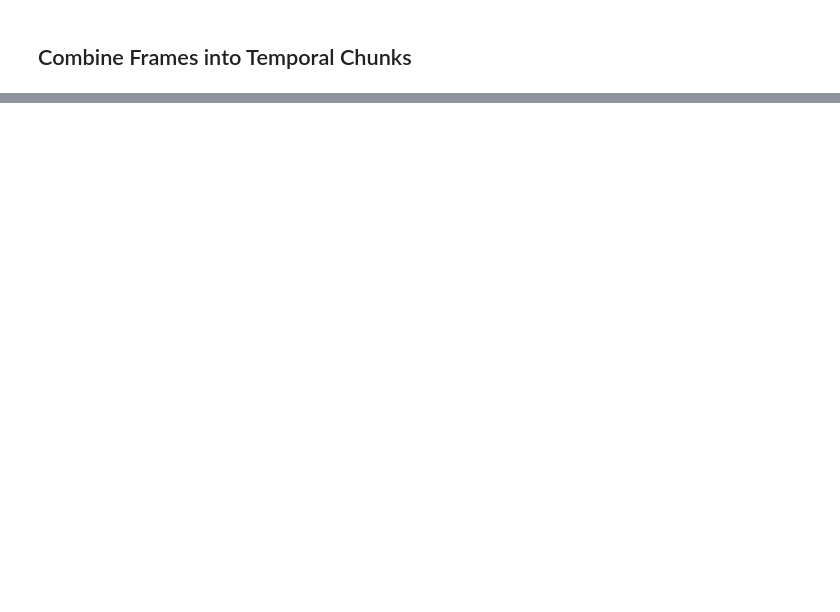
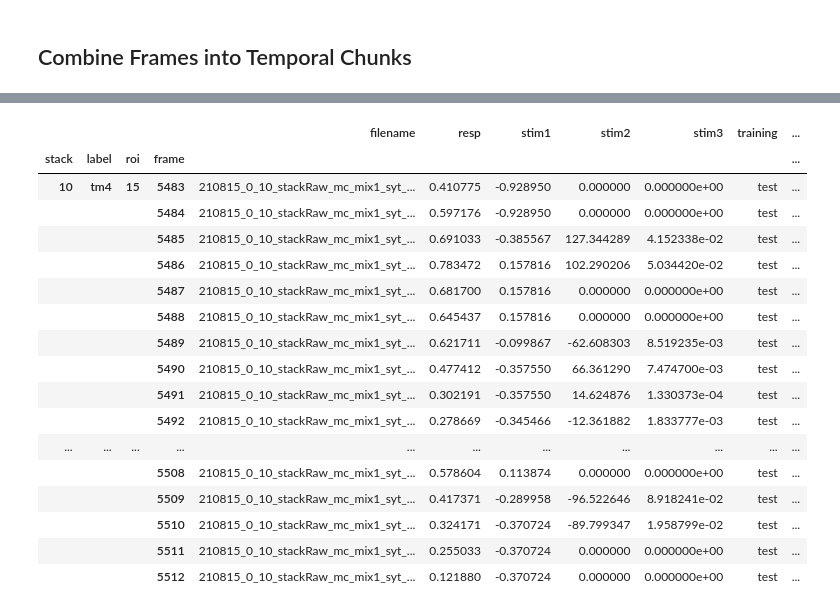
Before and after one commit to laurenneal/capstone-visual-neuroscience, a Jupyter notebook: Feature_Engineering_from_Raw_Data.ipynb, the cells around one changed output, grey strips where cells are left out. Cells and saved outputs as stored; diff of their text form; code cells hidden in the pictures; blank space fills up the shorter version.

```diff
--- a/Feature_Engineering_from_Raw_Data.ipynb
+++ b/Feature_Engineering_from_Raw_Data.ipynb
@@ -39,0 +57,3 @@ raw_df
+# %%
+#access the 11th roi in the first stack and drop all frames for that roi
+raw_df = raw_df.drop(raw_df.loc[1,:,11].index)
@@ -336,0 +245,3 @@ MultiIndex([( 1, 'tm2',  1,    0),
+# %%
+#pass in the raw df, the name of the stimulus we want to use, the response column, and the zero-value (in this case zero)
+df_temp_3 = stimResponse(raw_df, 'stim1', 'resp', 0)
@@ -336,0 +314,23 @@ MultiIndex([( 1, 'tm2',  1,    0),
+# %%
+#check that the values match the records 10 in the future and that the last 10 rows in each stack are null for future values
+df = get_future_stim_and_relationship(df_temp_3, 'stim1', 10)
+df.tail(30)
+# %% [output]
+|  |  |  |  | filename | resp | stim1 | stim2 | stim3 | training | ... |
+| stack | label | roi | frame |  |  |  |  |  |  | ... |
+| 10 | tm4 | 15 | 5483 | 210815_0_10_stackRaw_mc_mix1_syt_... | 0.410775 | -0.928950 | 0.000000 | 0.000000e+00 | test | ... |
+|  |  |  | 5484 | 210815_0_10_stackRaw_mc_mix1_syt_... | 0.597176 | -0.928950 | 0.000000 | 0.000000e+00 | test | ... |
+|  |  |  | 5485 | 210815_0_10_stackRaw_mc_mix1_syt_... | 0.691033 | -0.385567 | 127.344289 | 4.152338e-02 | test | ... |
+|  |  |  | 5486 | 210815_0_10_stackRaw_mc_mix1_syt_... | 0.783472 | 0.157816 | 102.290206 | 5.034420e-02 | test | ... |
+|  |  |  | 5487 | 210815_0_10_stackRaw_mc_mix1_syt_... | 0.681700 | 0.157816 | 0.000000 | 0.000000e+00 | test | ... |
+|  |  |  | 5488 | 210815_0_10_stackRaw_mc_mix1_syt_... | 0.645437 | 0.157816 | 0.000000 | 0.000000e+00 | test | ... |
+|  |  |  | 5489 | 210815_0_10_stackRaw_mc_mix1_syt_... | 0.621711 | -0.099867 | -62.608303 | 8.519235e-03 | test | ... |
+|  |  |  | 5490 | 210815_0_10_stackRaw_mc_mix1_syt_... | 0.477412 | -0.357550 | 66.361290 | 7.474700e-03 | test | ... |
+|  |  |  | 5491 | 210815_0_10_stackRaw_mc_mix1_syt_... | 0.302191 | -0.357550 | 14.624876 | 1.330373e-04 | test | ... |
+|  |  |  | 5492 | 210815_0_10_stackRaw_mc_mix1_syt_... | 0.278669 | -0.345466 | -12.361882 | 1.833777e-03 | test | ... |
+| ... | ... | ... | ... | ... | ... | ... | ... | ... | ... | ... |
+|  |  |  | 5508 | 210815_0_10_stackRaw_mc_mix1_syt_... | 0.578604 | 0.113874 | 0.000000 | 0.000000e+00 | test | ... |
+|  |  |  | 5509 | 210815_0_10_stackRaw_mc_mix1_syt_... | 0.417371 | -0.289958 | -96.522646 | 8.918241e-02 | test | ... |
+|  |  |  | 5510 | 210815_0_10_stackRaw_mc_mix1_syt_... | 0.324171 | -0.370724 | -89.799347 | 1.958799e-02 | test | ... |
+|  |  |  | 5511 | 210815_0_10_stackRaw_mc_mix1_syt_... | 0.255033 | -0.370724 | 0.000000 | 0.000000e+00 | test | ... |
+|  |  |  | 5512 | 210815_0_10_stackRaw_mc_mix1_syt_... | 0.121880 | -0.370724 | 0.000000 | 0.000000e+00 | test | ... |
```
Also changed, not shown: parts of 21 cells of this notebook.
